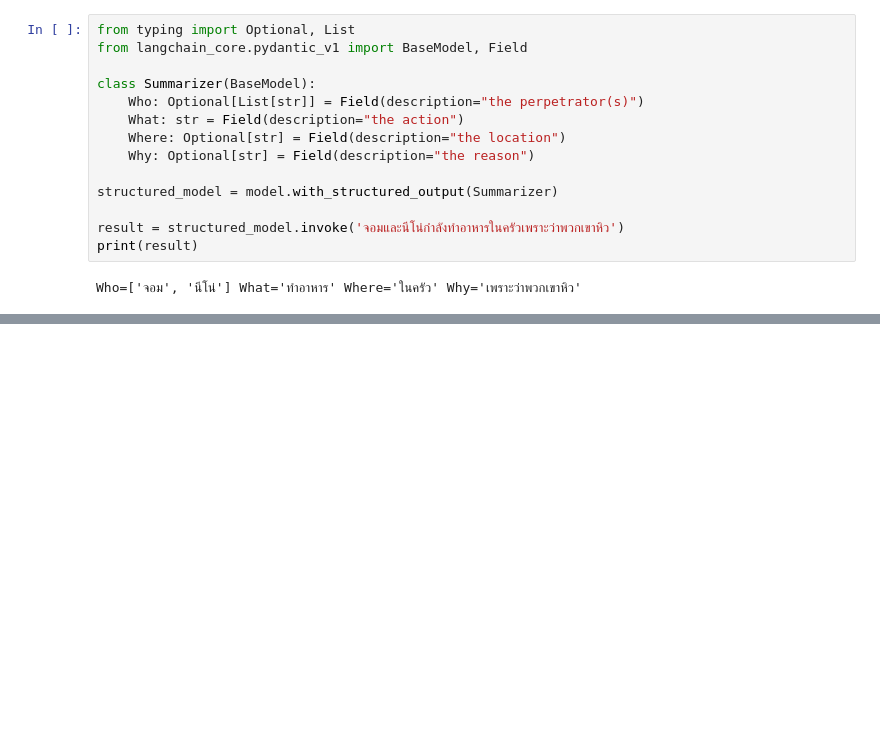
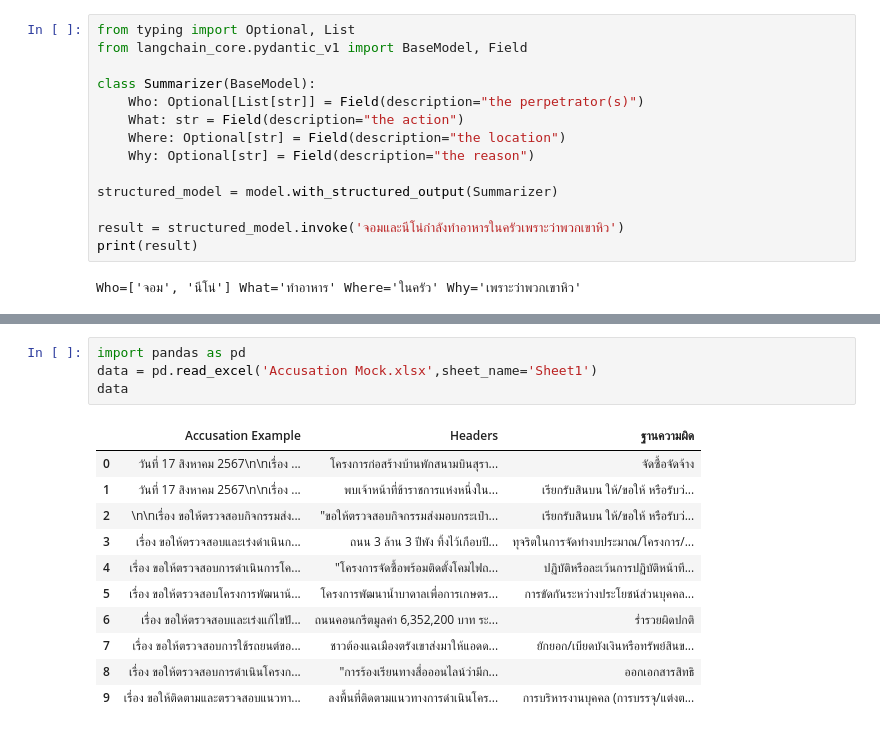
Before and after one commit to suppakitjom/VAP-LLM-Compliant-Handler, a Jupyter notebook: test.ipynb, the cells around one changed output, grey strips where cells are left out. Cells and saved outputs as stored; diff of their text form; blank space fills up the shorter version.

```diff
--- a/test.ipynb
+++ b/test.ipynb
@@ -48,0 +60,16 @@ Who=['จอม', 'นีโน่'] What='ทำอาหาร' Where='ใน
+# %%
+import pandas as pd
+data = pd.read_excel('Accusation Mock.xlsx',sheet_name='Sheet1')
+data
+# %% [output]
+|  | Accusation Example | Headers | ฐานความผิด |
+| 0 | วันที่ 17 สิงหาคม 2567\n\nเรื่อง ... | โครงการก่อสร้างบ้านพักสนามบินสุรา... | จัดซื้อจัดจ้าง |
+| 1 | วันที่ 17 สิงหาคม 2567\n\nเรื่อง ... | พบเจ้าหน้าที่ข้าราชการแห่งหนึ่งใน... | เรียกรับสินบน ให้/ขอให้ หรือรับว่... |
+| 2 | \n\nเรื่อง ขอให้ตรวจสอบกิจกรรมส่ง... | "ขอให้ตรวจสอบกิจกรรมส่งมอบกระเป๋า... | เรียกรับสินบน ให้/ขอให้ หรือรับว่... |
+| 3 | เรื่อง ขอให้ตรวจสอบและเร่งดำเนินก... | ถนน 3 ล้าน 3 ปีพัง ทิ้งไว้เกือบปี... | ทุจริตในการจัดทำงบประมาณ/โครงการ/... |
+| 4 | เรื่อง ขอให้ตรวจสอบการดำเนินการโค... | "โครงการจัดซื้อพร้อมติดตั้งโคมไฟถ... | ปฏิบัติหรือละเว้นการปฏิบัติหน้าที... |
+| 5 | เรื่อง ขอให้ตรวจสอบโครงการพัฒนาน้... | โครงการพัฒนาน้ำบาดาลเพื่อการเกษตร... | การขัดกันระหว่างประโยชน์ส่วนบุคคล... |
+| 6 | เรื่อง ขอให้ตรวจสอบและเร่งแก้ไขปั... | ถนนคอนกรีตมูลค่า 6,352,200 บาท ระ... | ร่ำรวยผิดปกติ |
+| 7 | เรื่อง ขอให้ตรวจสอบการใช้รถยนต์ขอ... | ชาวต้องแฉเมืองตรังเขาส่งมาให้แอดด... | ยักยอก/เบียดบังเงินหรือทรัพย์สินข... |
+| 8 | เรื่อง ขอให้ตรวจสอบการดำเนินโครงก... | "การร้องเรียนทางสื่อออนไลน์ว่ามีก... | ออกเอกสารสิทธิ |
+| 9 | เรื่อง ขอให้ติดตามและตรวจสอบแนวทา... | ลงพื้นที่ติดตามแนวทางการดำเนินโคร... | การบริหารงานบุคคล (การบรรจุ/แต่งต... |
```
Also changed, not shown: parts of 1 cell of this notebook, 3 other files.
